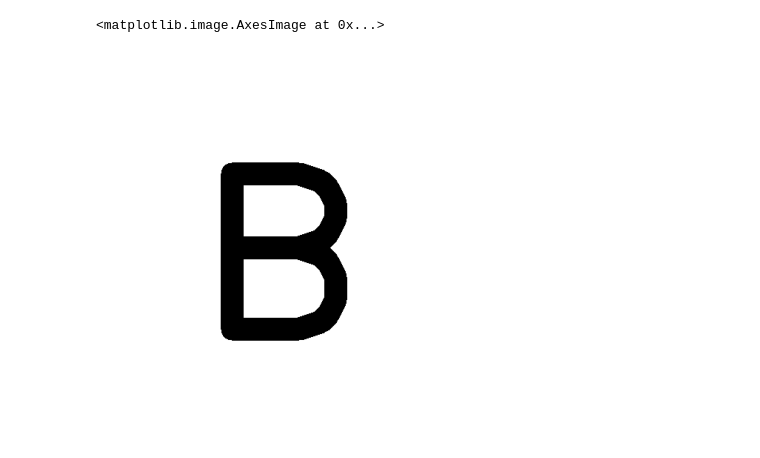
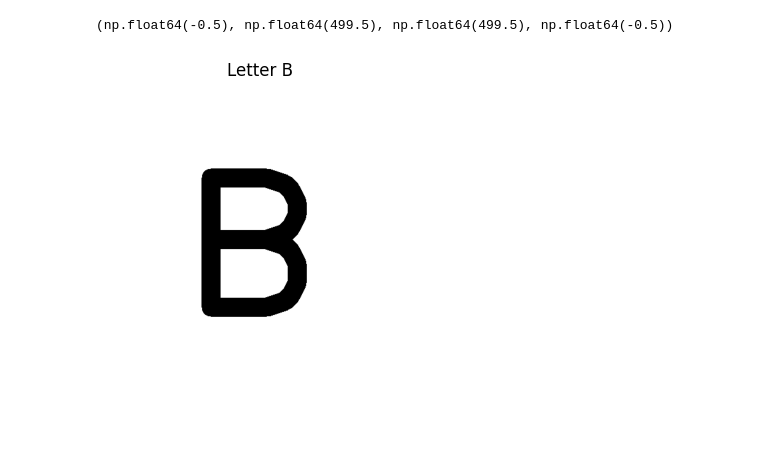
Before and after one commit to TrinhDuongHoan/Image_Processing, a Jupyter notebook: Project/Project_1/Code/Letter_B.ipynb, the cells around one changed output. Cells and saved outputs as stored; diff of their text form; code cells hidden in the pictures; blank space fills up the shorter version.

Commit message:
Update code Letter_B, input4, comment code

```diff
--- a/Project/Project_1/Code/Letter_B.ipynb
+++ b/Project/Project_1/Code/Letter_B.ipynb
@@ -2,22 +2,43 @@
 import cv2
 import numpy as np
 import matplotlib.pyplot as plt
-# %%
-width, height = 500, 500
-image = np.ones((height, width, 3), dtype="uint8") * 255
-
-font = cv2.FONT_HERSHEY_SIMPLEX
-text = 'B'
-font_scale = 10
-font_thickness = 30
-text_size = cv2.getTextSize(text, font, font_scale, font_thickness)[0]
-text_x = (image.shape[1] - text_size[0]) // 2
-text_y = (image.shape[0] + text_size[1]) // 2
-
-cv2.putText(image, text, (text_x, text_y), font, font_scale, (0, 0, 0), font_thickness)
-
-plt.axis('off')
-plt.imshow(image)
-# %% [output]
-<matplotlib.image.AxesImage at 0x...>
-[figure, removed]
+# %%
+def draw_letter(letter):
+    # Xác định chiều rộng và chiều cao của ảnh là 500x500.
+    width, height = 500, 500
+
+    # Tạo một ảnh trắng (màu RGB là [255, 255, 255]) với kích thước 500x500.
+    image = np.ones((height, width, 3), dtype="uint8") * 255
+
+    # Chọn phông chữ kiểu Hershey Simplex.
+    font = cv2.FONT_HERSHEY_SIMPLEX
+
+    # Đặt kích thước phông chữ là 10.
+    font_scale = 10
+
+    # Đặt độ dày của chữ là 30.
+    font_thickness = 30
+
+    # Tính kích thước của chữ cái với phông chữ, kích thước và độ dày đã chọn.
+    text_size = cv2.getTextSize(letter, font, font_scale, font_thickness)[0]
+
+    # Tính toán tọa độ x để đặt chữ cái sao cho nó nằm giữa theo chiều ngang.
+    text_x = (image.shape[1] - text_size[0]) // 2
+
+    # Tính toán tọa độ y để đặt chữ cái sao cho nó nằm giữa theo chiều dọc.
+    text_y = (image.shape[0] + text_size[1]) // 2
+
+    # Vẽ chữ cái lên ảnh tại vị trí trung tâm đã tính toán với màu đen (RGB là [0, 0, 0]).
+    cv2.putText(image, letter, (text_x, text_y), font, font_scale, (0, 0, 0), font_thickness)
+
+    # Trả về ảnh chứa chữ cái đã được vẽ.
+    return image
+# %%
+img = draw_letter('B')
+plt.figure(figsize=(4, 4))
+plt.title('Letter B')
+plt.imshow(img)
+plt.axis('off')
+# %% [output]
+(np.float64(-0.5), np.float64(499.5), np.float64(499.5), np.float64(-0.5))
+[figure, added]
```
Also changed, not shown: 4 other files.
